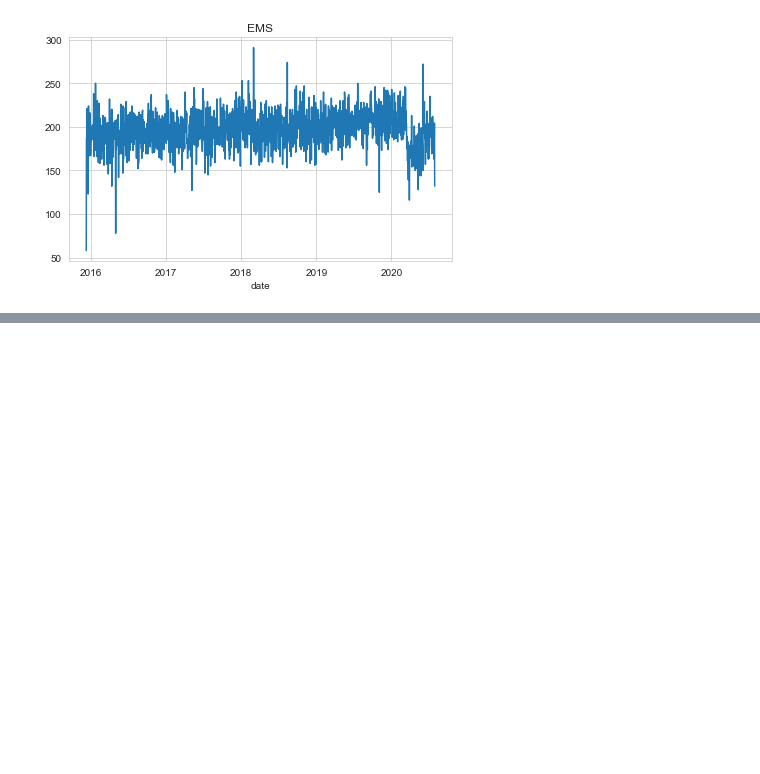
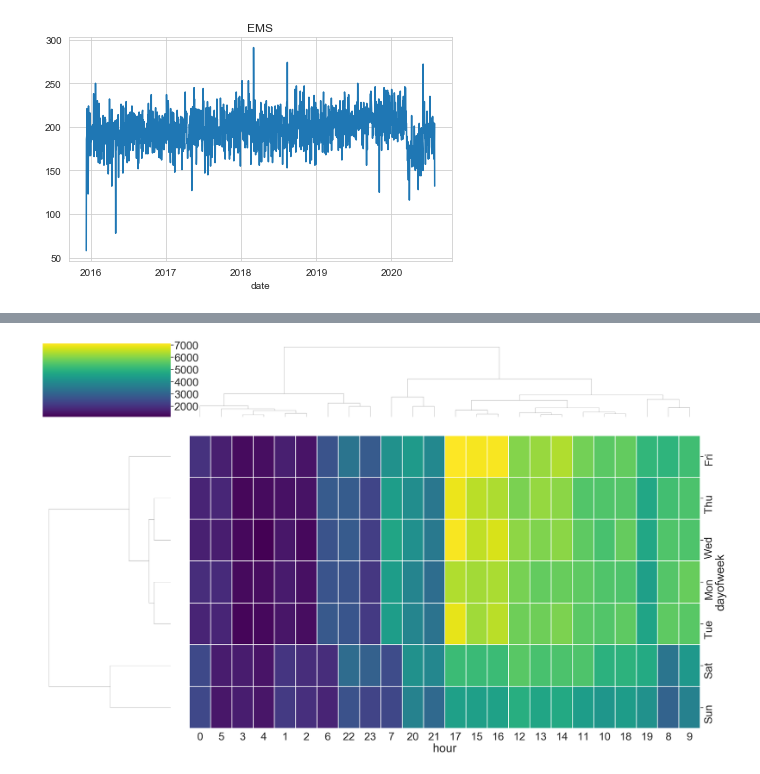
Before and after one commit to NavdeepTU/Data-Analysis-and-Visualization, a Jupyter notebook: 06. Capstone Projects/01. 911 Calls.ipynb, the cells around one changed output, grey strips where cells are left out. Drawn from its saved outputs; the diff is of its cells as text; code cells hidden in the pictures; blank space fills up the shorter version.

```diff
--- a/06. Capstone Projects/01. 911 Calls.ipynb
+++ b/06. Capstone Projects/01. 911 Calls.ipynb
@@ -320,0 +358,7 @@ plt.tight_layout()
+# %%
+# Now create a clustermap using this DataFrame.
+sns.set_context('poster', font_scale=2)
+sns.clustermap(data=by_dayofweek, cmap='viridis', figsize=(40, 25), linewidth=2)
+plt.tight_layout()
+# %% [output]
+[figure, added]
```
Also changed, not shown: parts of 8 cells of this notebook, 1 other file.
